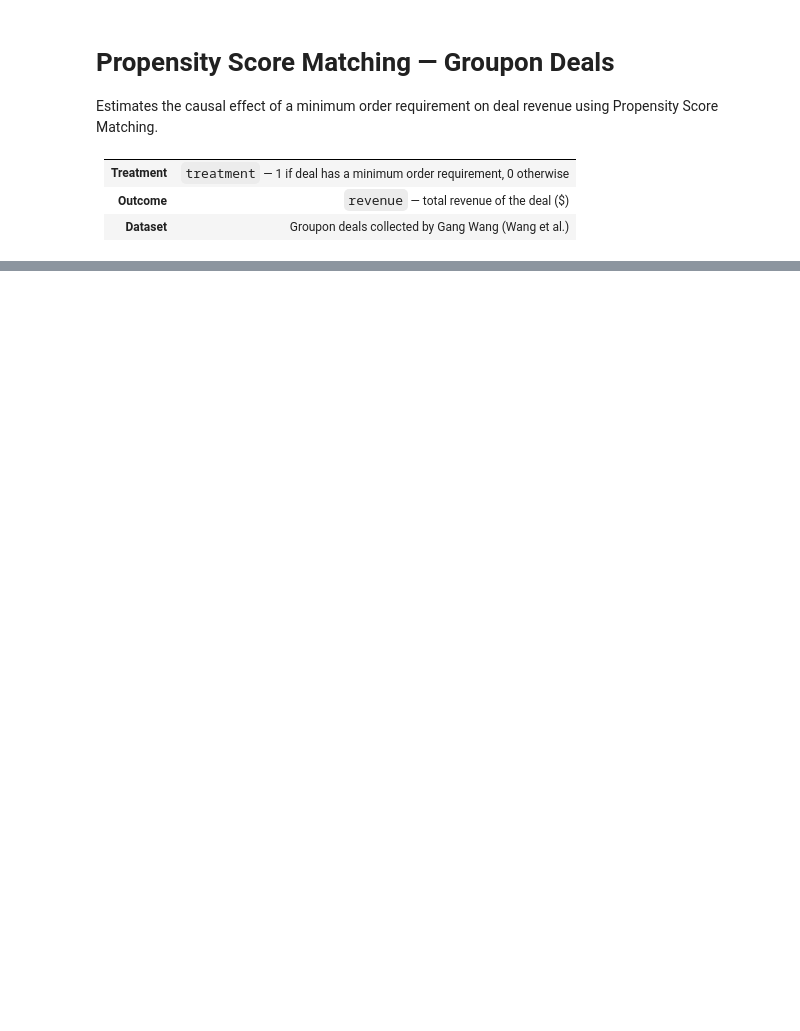
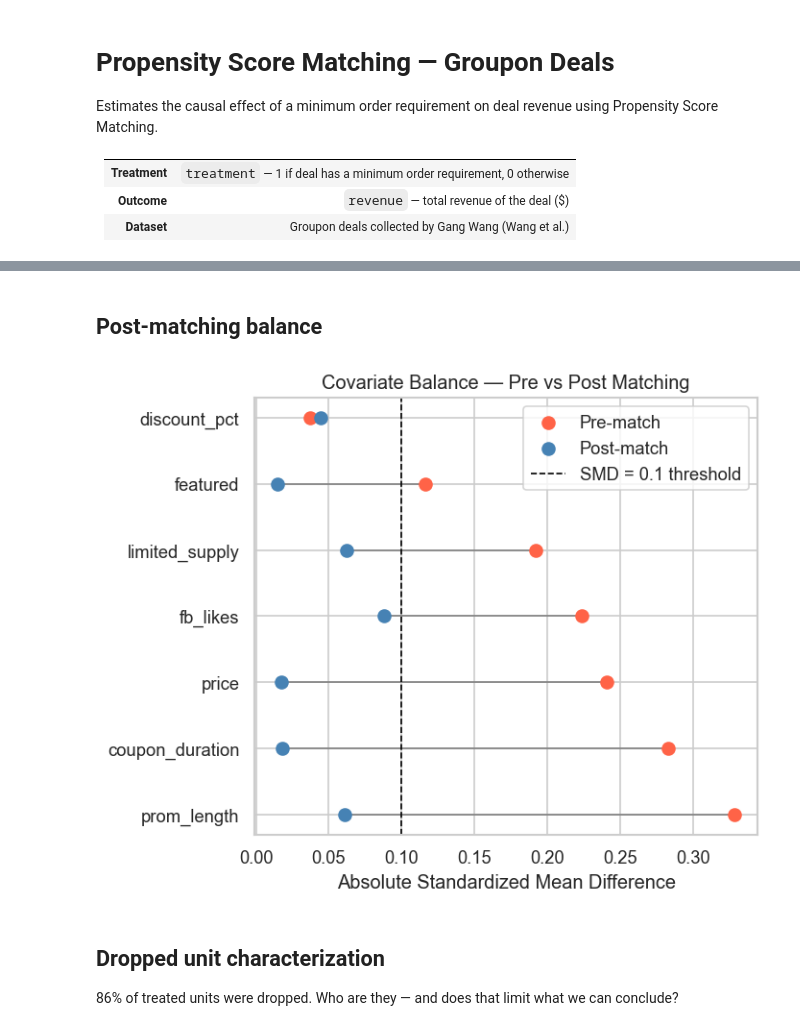
Before and after one commit to stringer-data/causal-inference-training, a Jupyter notebook: projects/02_matching/groupon_deal_revenue/notebooks/01_ingest.ipynb, the cells around one changed output, grey strips where cells are left out. Saved outputs shown, nothing was run; the diff lists cells and outputs as text; code cells hidden in the pictures; blank space fills up the shorter version.

```diff
--- a/projects/02_matching/groupon_deal_revenue/notebooks/01_ingest.ipynb
+++ b/projects/02_matching/groupon_deal_revenue/notebooks/01_ingest.ipynb
@@ -43,0 +263,12 @@ Control   : 494
+# %%
+from sklearn.neighbors import NearestNeighbors
+
+# Separate the two pools we are matching from.
+# .copy() ensures modifications (like removing matched controls) don't affect df.
+treated = df[df[TREATMENT] == 1].copy()  # the 403 quitters — each needs one match
+control = df[df[TREATMENT] == 0].copy()  # the 1163 non-quitters — the matching pool
+
+print(f"Treated pool: {len(treated)}")
+print(f"Control pool: {len(control)}")
+print(f"\nFor every treated we will find their nearest neighbour in the control pool.")
+print(f"If the distance exceeds the caliper ({caliper:.4f}), the quitter is dropped.")
@@ -43,0 +383,9 @@ Control   : 494
+# %%
+df_matched = pd.concat([
+    pd.DataFrame(matched_treated),
+    pd.DataFrame(matched_control)
+], ignore_index=True)
+
+print(f"Matched dataset shape: {df_matched.shape}")
+print(f"Treated: {df_matched[TREATMENT].sum()}")
+print(f"Control: {(df_matched[TREATMENT] == 0).sum()}")
@@ -43,0 +396,4 @@ Control   : 494
+# %%
+balance_post = smd(df_matched, COVARIATES, TREATMENT)
+
+balance_post
@@ -43,0 +410,27 @@ Control   : 494
+# %% [markdown]
+## Post-matching balance
+# %%
+compare = balance_pre[["smd"]].rename(columns={"smd": "pre"}).join(
+    balance_post[["smd"]].rename(columns={"smd": "post"})
+).reindex(balance_pre.index)
+
+fig, ax = plt.subplots(figsize=(6, len(COVARIATES) * 0.55 + 1))
+
+for cov in compare.index:
+    ax.plot([abs(compare.loc[cov, "pre"]), abs(compare.loc[cov, "post"])],
+            [cov, cov], color="grey", linewidth=1, zorder=1)
+
+ax.scatter(compare["pre"].abs(),  compare.index, color="tomato",    s=60, zorder=2, label="Pre-match")
+ax.scatter(compare["post"].abs(), compare.index, color="steelblue", s=60, zorder=2, label="Post-match")
+ax.axvline(0.1, color="black", linestyle="--", linewidth=1, label="SMD = 0.1 threshold")
+ax.set_xlabel("Absolute Standardized Mean Difference")
+ax.set_title("Covariate Balance — Pre vs Post Matching")
+ax.legend()
+plt.tight_layout()
+plt.show()
+# %% [output]
+[figure, added]
+# %% [markdown]
+## Dropped unit characterization
+
+86% of treated units were dropped. Who are they — and does that limit what we can conclude?
```
Also changed, not shown: parts of 30 cells of this notebook, 1 other file.
